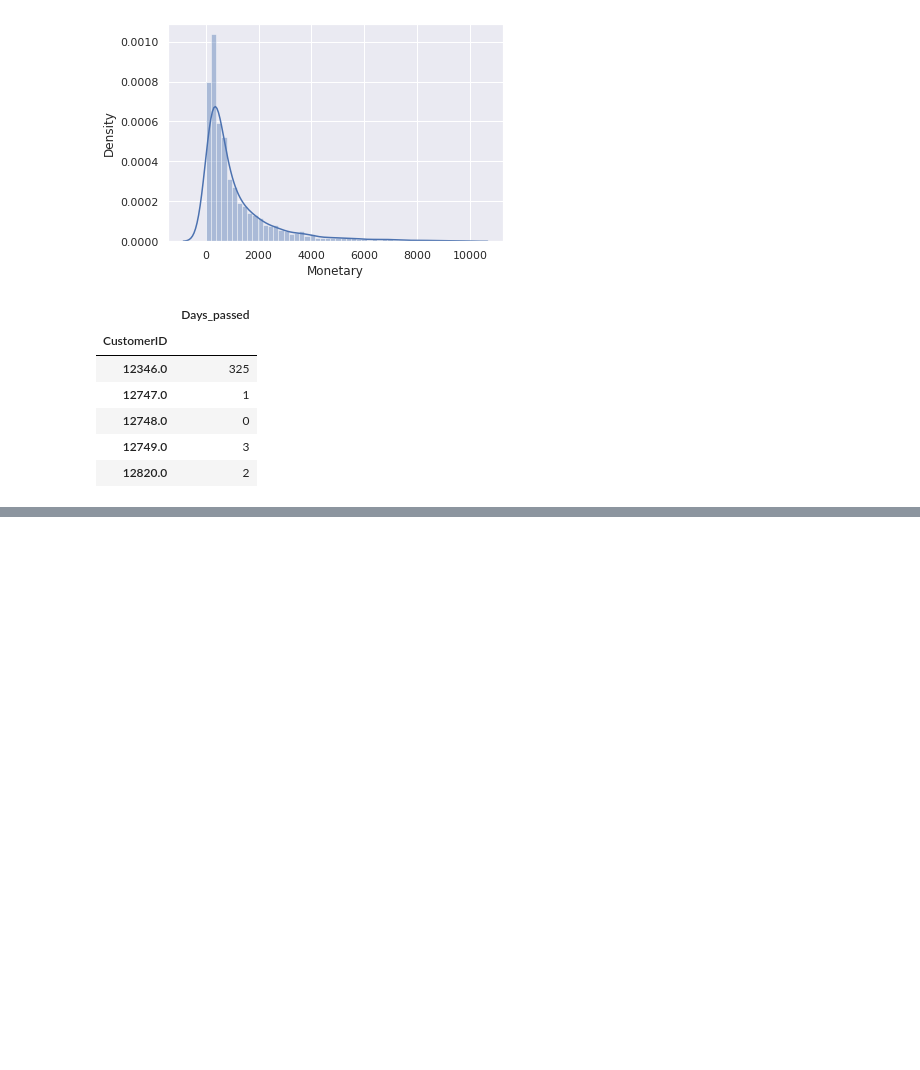
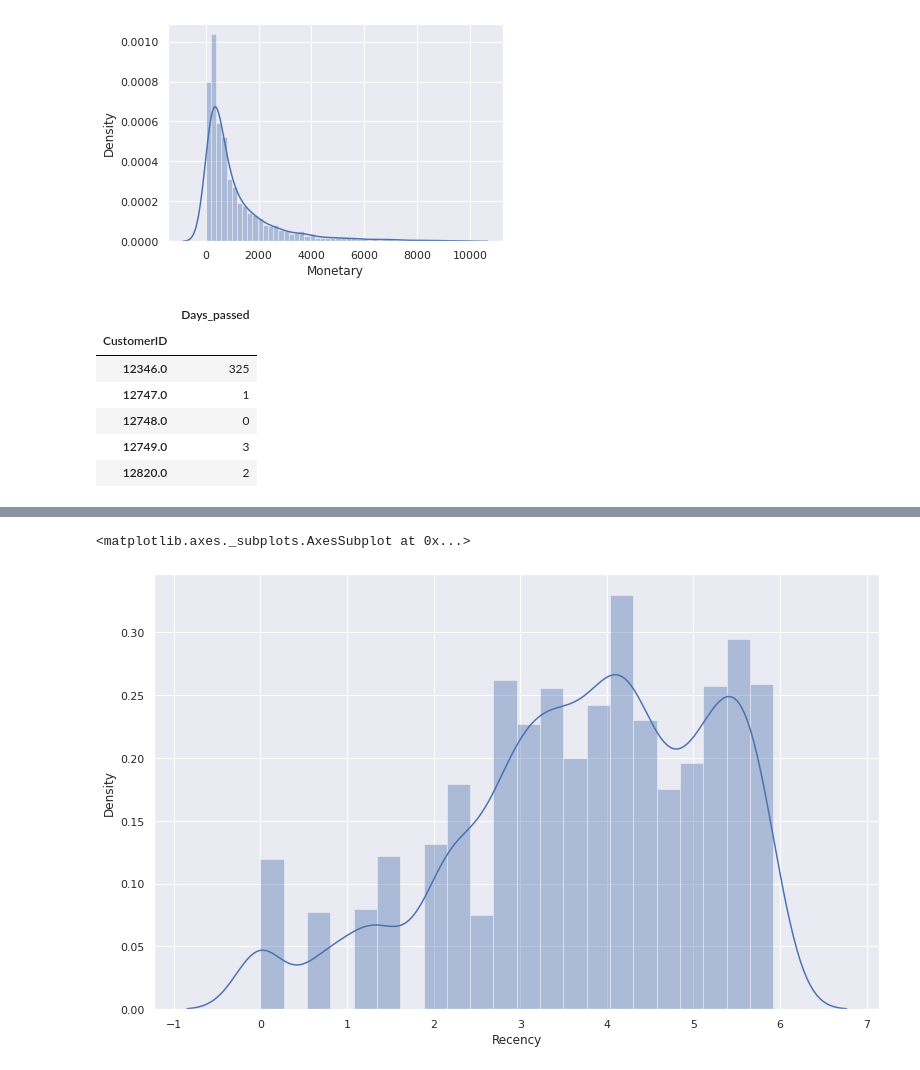
Before and after one commit to dsnnaveen/Online-Retail-Customer-Segementaion, a Jupyter notebook: Online_Retail_Customer_Segmentation_Capstone_Project.ipynb, the cells around one changed output, grey strips where cells are left out. Drawn from its saved outputs; the diff is of its cells as text; code cells hidden in the pictures; blank space fills up the shorter version.

```diff
--- a/Online_Retail_Customer_Segmentation_Capstone_Project.ipynb
+++ b/Online_Retail_Customer_Segmentation_Capstone_Project.ipynb
@@ -439,0 +479,22 @@ recency.head(5)
+# %%
+#Handle negative and zero values so as to handle infinite numbers during log transformation
+def handle_neg_n_zero(num):
+    if num <= 0:
+        return 1
+    else:
+        return num
+#Apply handle_neg_n_zero function to Recency and Monetary columns
+RFMScores['Recency'] = [handle_neg_n_zero(x) for x in RFMScores.Recency]
+RFMScores['Monetary'] = [handle_neg_n_zero(x) for x in RFMScores.Monetary]
+
+#Perform Log transformation to bring data into normal or near normal distribution
+Log_Tfd_Data = RFMScores[['Recency', 'Frequency', 'Monetary']].apply(np.log, axis = 1).round(3)
+# %%
+
+#Data distribution after data normalization for Recency
+Recency_Plot = Log_Tfd_Data['Recency']
+plt.figure(figsize=(13,8))
+sns.distplot(Recency_Plot)
+# %% [output]
+<matplotlib.axes._subplots.AxesSubplot at 0x...>
+[figure, added]
```
Also changed, not shown: parts of 5 cells of this notebook.
